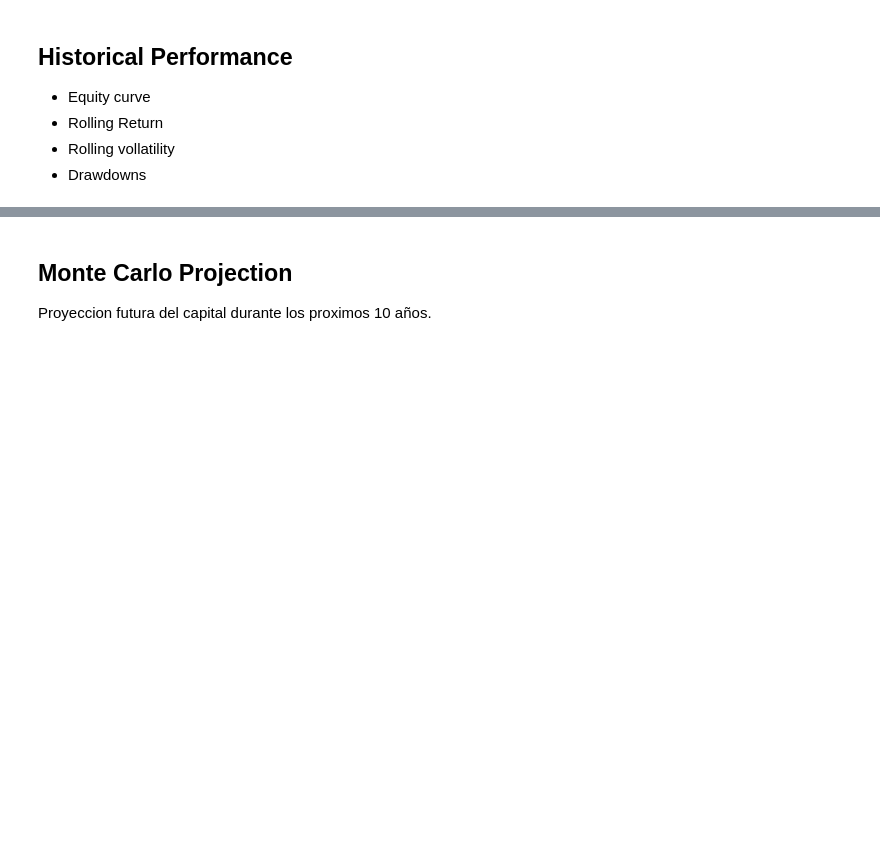
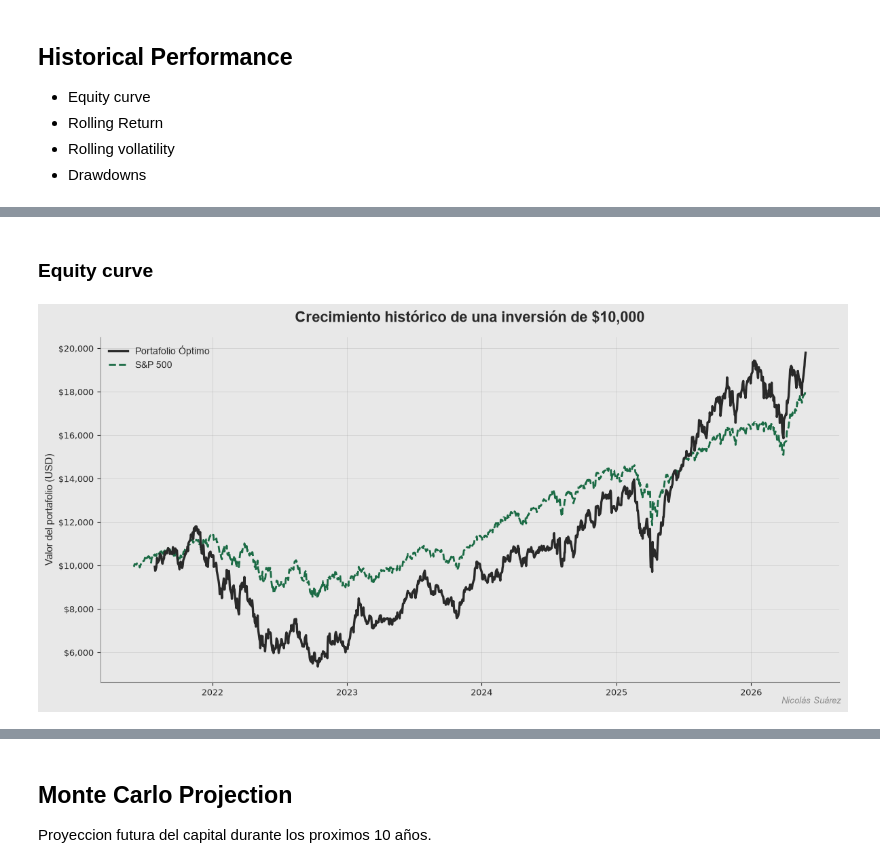
Before and after one commit to Nicosuarezso/portfolio-optimization, a Jupyter notebook: notebooks/04_risk_analysis.ipynb, the cells around one changed output, grey strips where cells are left out. Drawn from its saved outputs; the diff is of its cells as text; code cells hidden in the pictures; blank space fills up the shorter version.

```diff
--- a/notebooks/04_risk_analysis.ipynb
+++ b/notebooks/04_risk_analysis.ipynb
@@ -77,3 +78,8 @@ from src.data_loader import load_dataset
+# %%
+BG      = "#E8E8E8"
+TEXT    = "#292929"
+ACCENT  = "#1B6B45"
+GREY    = "#8C8C8C"
 # %%
 RAW_DATA_PATH = PROJECT_ROOT / "data" / "raw"
 PROCESSED_DATA_PATH = PROJECT_ROOT / "data" / "processed"
@@ -637,0 +646,75 @@ El portafolio propuesto logra un crecimiento anual compuesto superior al del S&P
+# %% [markdown]
+### Equity curve
+# %%
+portfolio_equity = INITIAL_CAPITAL * (1 + portfolio_returns).cumprod()
+
+benchmark_equity = INITIAL_CAPITAL * (1 + benchmark_returns).cumprod()
+# %%
+import matplotlib.ticker as mticker
+
+fig, ax = plt.subplots(figsize=(12, 6))
+fig.patch.set_facecolor(BG)
+ax.set_facecolor(BG)
+
+ax.plot(
+    portfolio_equity,
+    label="Portafolio Óptimo",
+    linewidth=2.4,
+    color=TEXT,
+    zorder=3
+)
+ax.plot(
+    benchmark_equity,
+    label="S&P 500",
+    linewidth=2,
+    color=ACCENT,
+    linestyle="--",
+    zorder=2
+)
+
+ax.set_title(
+    "Crecimiento histórico de una inversión de $10,000",
+    fontsize=16,
+    fontweight="bold",
+    fontfamily="Arial",
+    color=TEXT,
+    pad=16
+)
+ax.set_ylabel("Valor del portafolio (USD)", fontsize=11, color=TEXT, fontfamily="Arial")
+
+# Formato de eje Y como moneda
+ax.yaxis.set_major_formatter(mticker.FuncFormatter(lambda x, _: f"${x:,.0f}"))
+
+# Gridlines sutiles, sin spines superior/derecho
+ax.grid(alpha=0.25, color=GREY, linewidth=0.6)
+for spine in ["top", "right"]:
+    ax.spines[spine].set_visible(False)
+for spine in ["left", "bottom"]:
+    ax.spines[spine].set_color(GREY)
+
+ax.tick_params(colors=TEXT, labelsize=9)
+
+legend = ax.legend(
+    frameon=False,
+    fontsize=10,
+    loc="upper left",
+    prop={"family": "Arial"}
+)
+for text in legend.get_texts():
+    text.set_color(TEXT)
+
+# Footer NS
+fig.text(
+    0.99, 0.01,
+    "Nicolás Suárez",
+    fontsize=9,
+    color=GREY,
+    ha="right",
+    style="italic",
+    fontfamily="Arial"
+)
+
+plt.tight_layout()
+plt.show()
+# %% [output]
+[figure, added]
```
Also changed, not shown: parts of 15 cells of this notebook.
